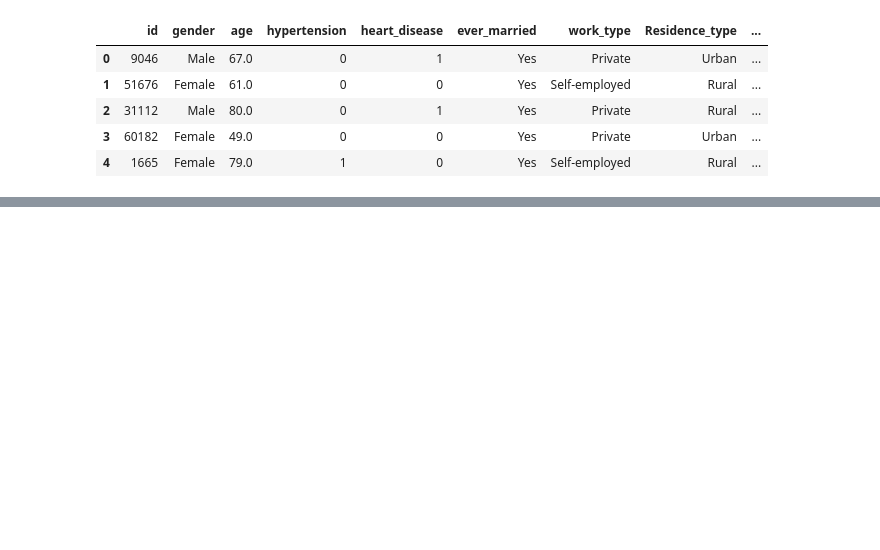
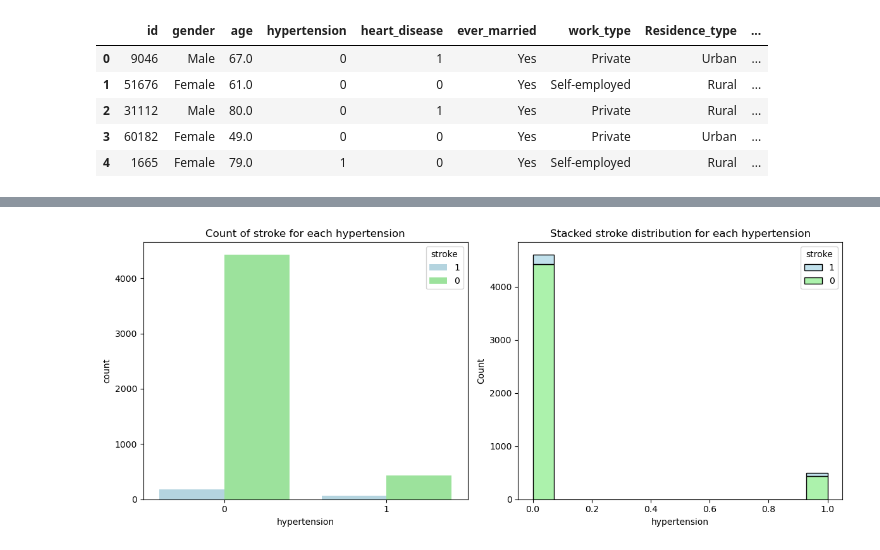
Before and after one commit to sureshmht23/Stroke_Prediction_Project, a Jupyter notebook: Project-1_Data_Visualization.ipynb, the cells around one changed output, grey strips where cells are left out. Drawn from its saved outputs; the diff is of its cells as text; code cells hidden in the pictures; blank space fills up the shorter version.

```diff
--- a/Project-1_Data_Visualization.ipynb
+++ b/Project-1_Data_Visualization.ipynb
@@ -27,0 +108,20 @@ df.head()
+# %%
+def plot_relationship(df, x_col, y_col):
+    # Check if the columns exist in the DataFrame
+    df[y_col] = df[y_col].astype(str)
+    # Set a custom color palette
+    custom_palette = {'0': 'lightgreen', '1': 'lightblue'}
+    # Create a figure with subplots
+    fig, axes = plt.subplots(1, 2, figsize=(12, 5))
+    # Plot count bar chart
+    sns.countplot(x=x_col, hue=y_col, data=df, ax=axes[0], palette=custom_palette)
+    axes[0].set_title(f'Count of {y_col} for each {x_col}')
+    # Plot stacked bar chart
+    sns.histplot(x=x_col, hue=y_col, multiple="stack", data=df, ax=axes[1], palette=custom_palette)
+    axes[1].set_title(f'Stacked {y_col} distribution for each {x_col}')
+    plt.tight_layout()
+    plt.show()
+# %%
+plot_relationship(df,'hypertension','stroke')
+# %% [output]
+[figure, added]
```
Also changed, not shown: parts of 50 cells of this notebook, 1 other file.
